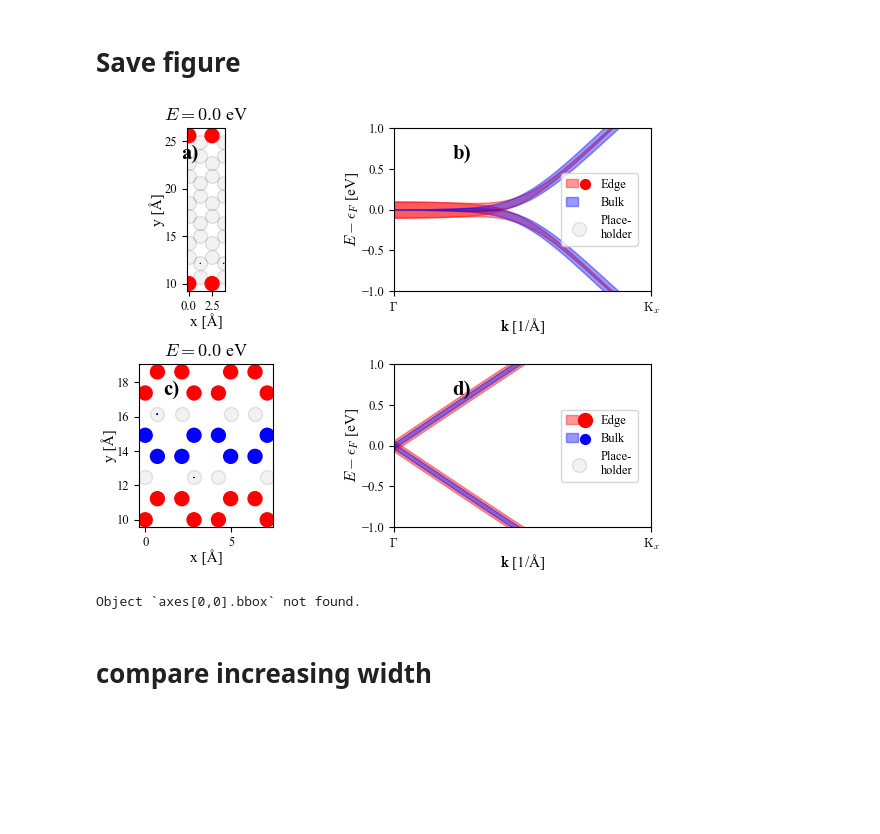
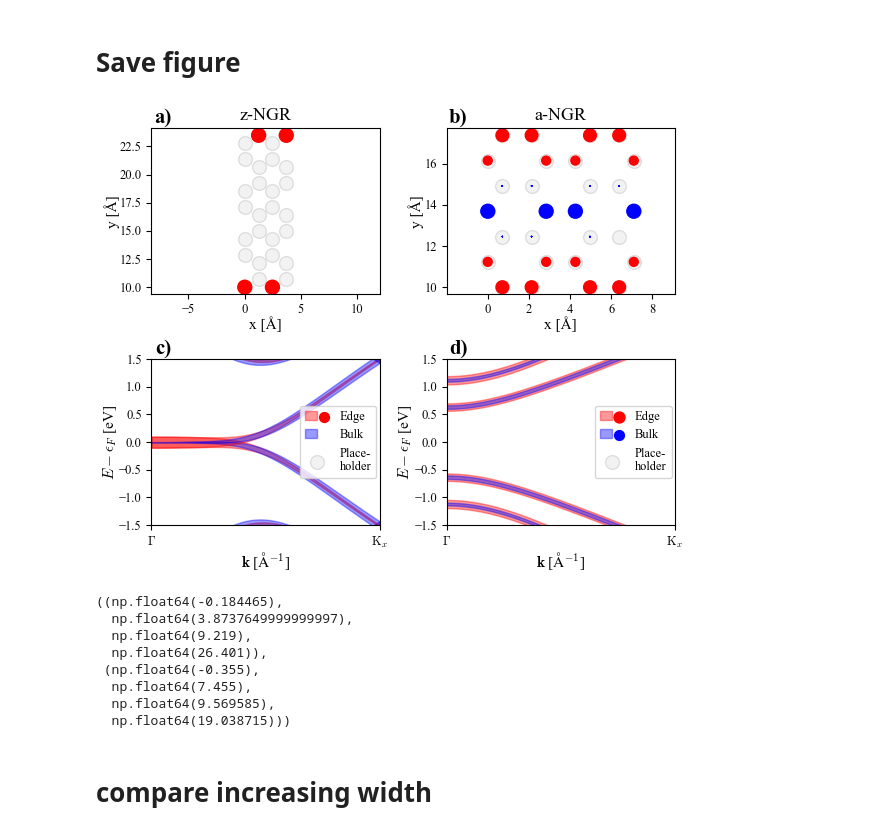
Before and after one commit to BastianValhoj/QTM-ML, a Jupyter notebook: scripts/notebooks/fatbands_ngr.ipynb, the cells around one changed output. Cells and saved outputs as stored; diff of their text form; code cells hidden in the pictures; blank space fills up the shorter version.

```diff
--- a/scripts/notebooks/fatbands_ngr.ipynb
+++ b/scripts/notebooks/fatbands_ngr.ipynb
@@ -51,7 +51,7 @@ def show_fatbands(ham, path, dist_tol=1e-2, E=0, *, ph=False, Erange=2, nE=1_000
         Erange = 2
     Erange=(-Erange, Erange)
     xyz = ham.xyz.round(4)
-    x, y, z = xyz.T
+    x, y, _ = xyz.T
 
     ymin = y.min()
     ymax = y.max()
@@ -113,12 +113,12 @@ def show_fatbands(ham, path, dist_tol=1e-2, E=0, *, ph=False, Erange=2, nE=1_000
     # ax[0].axis('scaled')
     axes[0].set_xlabel('x [Å]')
     axes[0].set_ylabel('y [Å]')
-    axes[0].set_aspect('equal', adjustable='box')
-    axes[0].set_title(fr"$E = {E}$ eV")
+    axes[0].set_aspect('equal', adjustable='datalim')
+    # axes[0].set_title(fr"$E = {E}$ eV")
 
     # axes[1].set_box_aspect(1.0)
     axes[1].set_xticks(kt, kl)
-    axes[1].set_xlabel(r'$\mathbf{k}$ [1/Å]')
+    axes[1].set_xlabel(r'$\mathbf{k}$ [$\mathrm{\AA}^{-1}$]')
     axes[1].set_ylabel(r'$E - \epsilon_F$ [eV]')
     axes[1].set_xlim(lk[0], lk[-1])
     axes[1].set_ylim(*Erange)
@@ -148,32 +148,45 @@ def show_fatbands(ham, path, dist_tol=1e-2, E=0, *, ph=False, Erange=2, nE=1_000
 # %% [markdown]
 # Save figure
 # %%
-n0 = 2
-n1 = 8
-gr = sisl.geom.graphene_nanoribbon(n1, BOND, kind='zigzag')
-gr = gr.tile(n0, 0)
+NL = 2
+NW = 7
+gr = sisl.geom.graphene_nanoribbon(NW, BOND, kind='zigzag')
+gr = gr.tile(NL, 0)
 ham = sisl.Hamiltonian(gr)
 ham.construct([R,T])
 
 E = 0.0
+Erange = 1.5
 fig, axes = thesis_fig(subplots=(2,2), aspect=0.8, sharex=False)
-show_fatbands(ham, path=PATH, dist_tol=BOND, E=E, Erange=1, ph=1, axes=axes[0, :], legend_bbox=(0.65, 0.5));
 
-gr = sisl.geom.graphene_nanoribbon(n1, BOND, kind='armchair')
-gr = gr.tile(n0, 0)
+show_fatbands(ham, path=PATH, dist_tol=BOND, E=E, Erange=Erange, ph=1, axes=axes[:, 0], legend_bbox=(0.65, 0.5));
+
+gr = sisl.geom.graphene_nanoribbon(NW, BOND, kind='armchair')
+gr = gr.tile(NL, 0)
 ham = sisl.Hamiltonian(gr)
 ham.construct([R,T])
-show_fatbands(ham, path=PATH, dist_tol=BOND, E=E, Erange=1, ph=1, axes=axes[1, :], legend_bbox=(0.65, 0.5));
-label_subplots(axes=axes, pos=(0.3, 0.9))
+show_fatbands(ham, path=PATH, dist_tol=BOND, E=E, Erange=Erange, ph=1, axes=axes[:, 1], legend_bbox=(0.65, 0.5));
+label_subplots(axes=axes, pos=(0.09, 1.115))
+
+axes[0,0].set_title("z-NGR")
+axes[0,1].set_title("a-NGR")
 fig.set_constrained_layout(True)
+# fig.tight_layout()
 fig.savefig("../figures/fatbands")
 # %% [output]
-[figure, old version]
+[figure, new version]
 # %%
 axes[0,0].axis(), axes[1,0].axis()
-axes[0,0].
+# axes[0,0].
 # %% [output]
-Object `axes[0,0].bbox` not found.
+((np.float64(-0.184465),
+  np.float64(3.8737649999999997),
+  np.float64(9.219),
+  np.float64(26.401)),
+ (np.float64(-0.355),
+  np.float64(7.455),
+  np.float64(9.569585),
+  np.float64(19.038715)))
 # %% [markdown]
 # compare increasing width
 # %%
```
Also changed, not shown: parts of 2 cells of this notebook.
